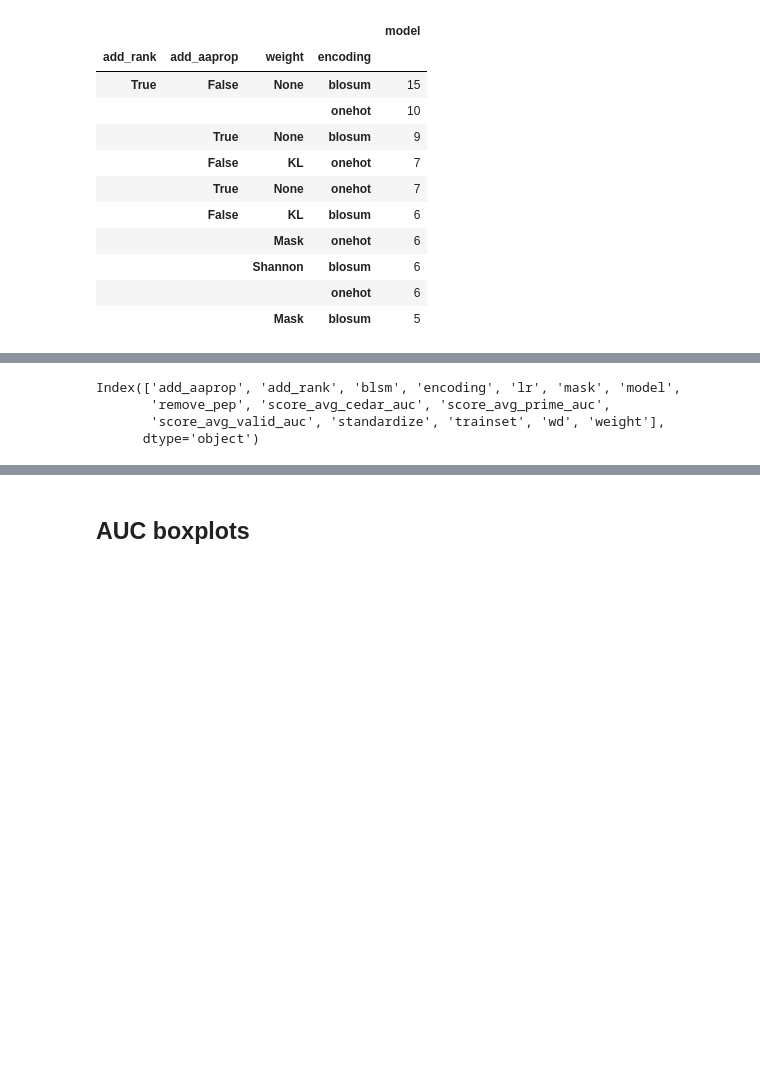
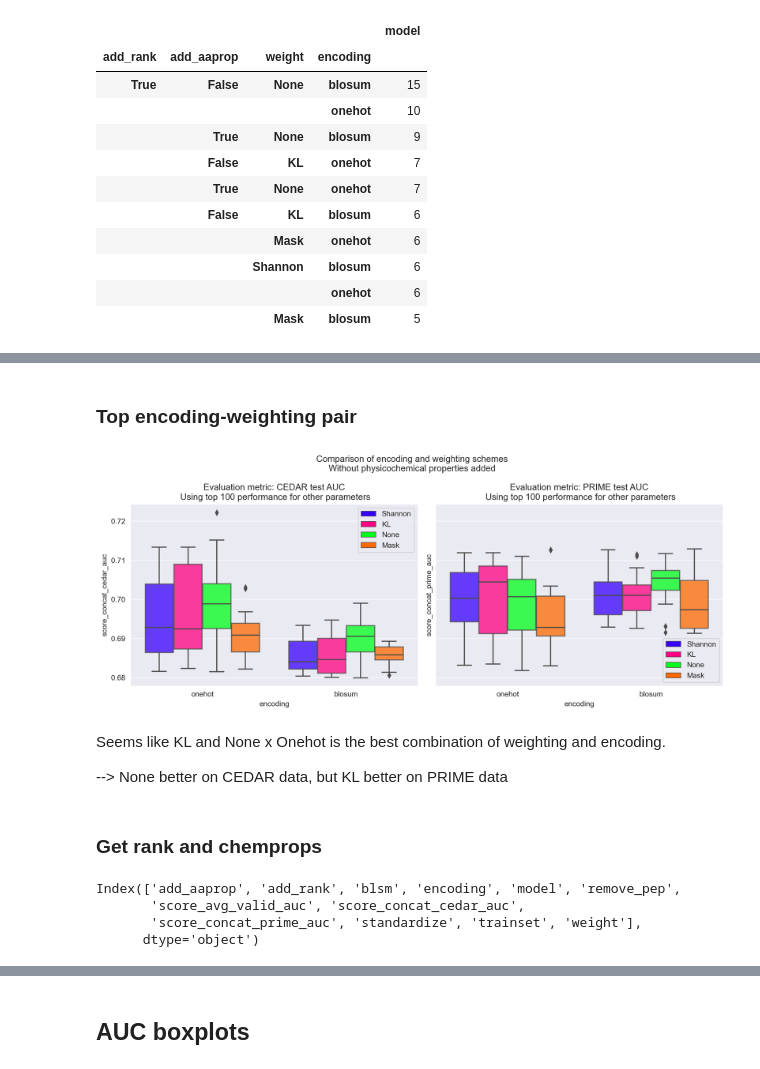
Before and after one commit to richieYT-wan/cedar, a Jupyter notebook: notebook/tuning_results.ipynb, the cells around one changed output, grey strips where cells are left out. Drawn from its saved outputs; the diff is of its cells as text; code cells hidden in the pictures; blank space fills up the shorter version.

```diff
--- a/notebook/tuning_results.ipynb
+++ b/notebook/tuning_results.ipynb
@@ -673,7 +608,45 @@ valid_auc
+# %% [markdown]
+### Top encoding-weighting pair
+# %%
+# Top Encoding and Weighting
+tmp = sns.color_palette('hsv', n_colors=13)
+palette = [tmp[-4], tmp[-1], tmp[4], tmp[0]]
+sns.set_palette(palette)
+
+f,a = plt.subplots(1,2, figsize=(12,5), sharey=True)
+
+f.suptitle('Comparison of encoding and weighting schemes\nWithout physicochemical properties added')
+top100_methods = get_top_100(df_simple,#.query('add_rank==False and remove_pep==False and add_aaprop ==False'),
+                             'encoding', 'score_concat_cedar_auc')
+concat = pd.concat([x for _, x in top100_methods.items()])
+
+sns.boxplot(data=concat, x='encoding', hue='weight',  y='score_concat_cedar_auc', hue_order = ['Shannon', 'KL','None','Mask'],
+              saturation = 1, boxprops={'alpha':0.75}, ax=a[0], whis=1)
+a[0].legend(loc = 'upper right')#bbox_to_anchor=(1.25,1))
+a[0].set_title('Evaluation metric: CEDAR test AUC\n Using top 100 performance for other parameters')
+
+# on PRIME
+top100_methods = get_top_100(df_simple,#.query('add_rank==False and remove_pep==False and add_aaprop ==False'),
+                             'encoding', 'score_concat_prime_auc')
+concat = pd.concat([x for _, x in top100_methods.items()])
+
+sns.boxplot(data=concat, x='encoding', hue='weight',  y='score_concat_prime_auc', hue_order = ['Shannon', 'KL','None','Mask'],
+              saturation = 1, boxprops={'alpha':0.75}, ax=a[1], whis=1)
+a[1].legend(loc = 'lower right')#bbox_to_anchor=(1.25,1))
+a[1].set_title('Evaluation metric: PRIME test AUC\n Using top 100 performance for other parameters')
+f.tight_layout()
+# %% [output]
+[figure, added]
+# %% [markdown]
+Seems like KL and None x Onehot is the best combination of weighting and encoding.
+
+--> None better on CEDAR data, but KL better on PRIME data
+# %% [markdown]
+### Get rank and chemprops
 # %%
-df_simple.columns
+tmp_cedar.columns
 # %% [output]
-Index(['add_aaprop', 'add_rank', 'blsm', 'encoding', 'lr', 'mask', 'model',
-       'remove_pep', 'score_avg_cedar_auc', 'score_avg_prime_auc',
-       'score_avg_valid_auc', 'standardize', 'trainset', 'wd', 'weight'],
+Index(['add_aaprop', 'add_rank', 'blsm', 'encoding', 'model', 'remove_pep',
+       'score_avg_valid_auc', 'score_concat_cedar_auc',
+       'score_concat_prime_auc', 'standardize', 'trainset', 'weight'],
       dtype='object')
```
Also changed, not shown: parts of 83 cells of this notebook, 15 other files.
